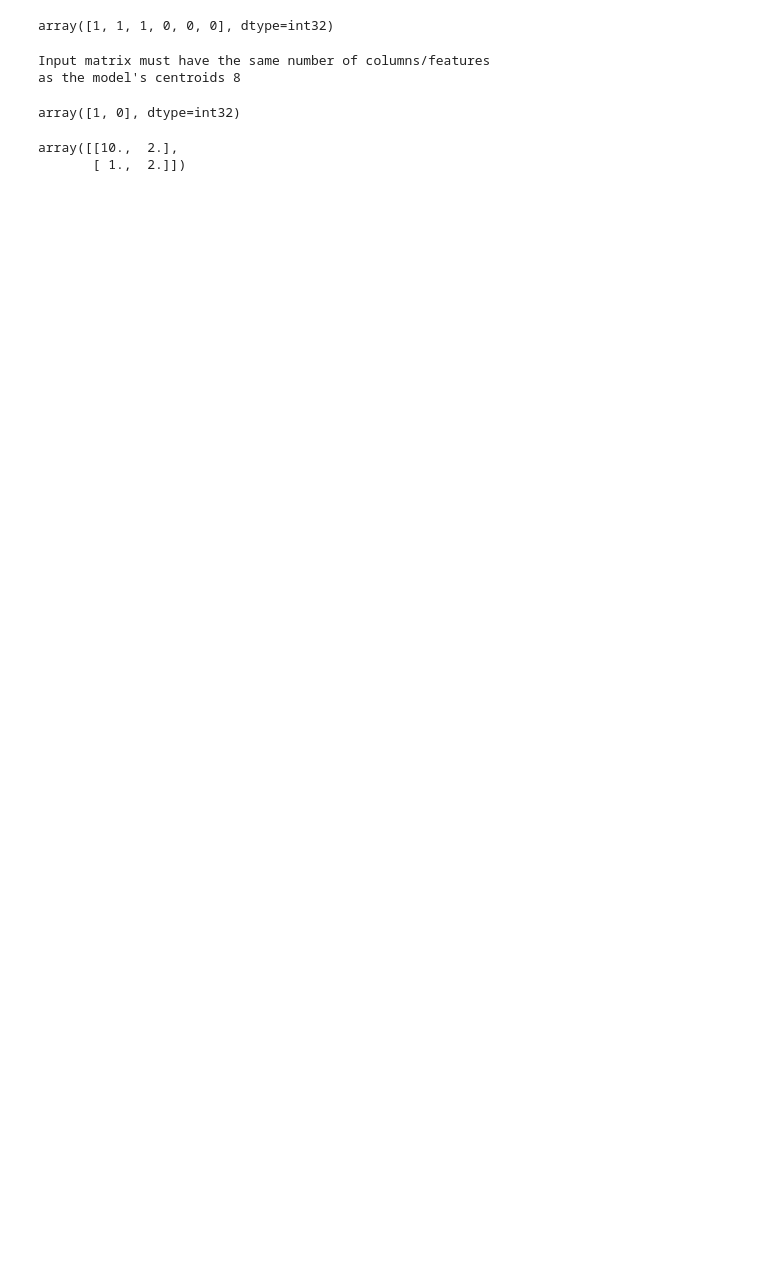
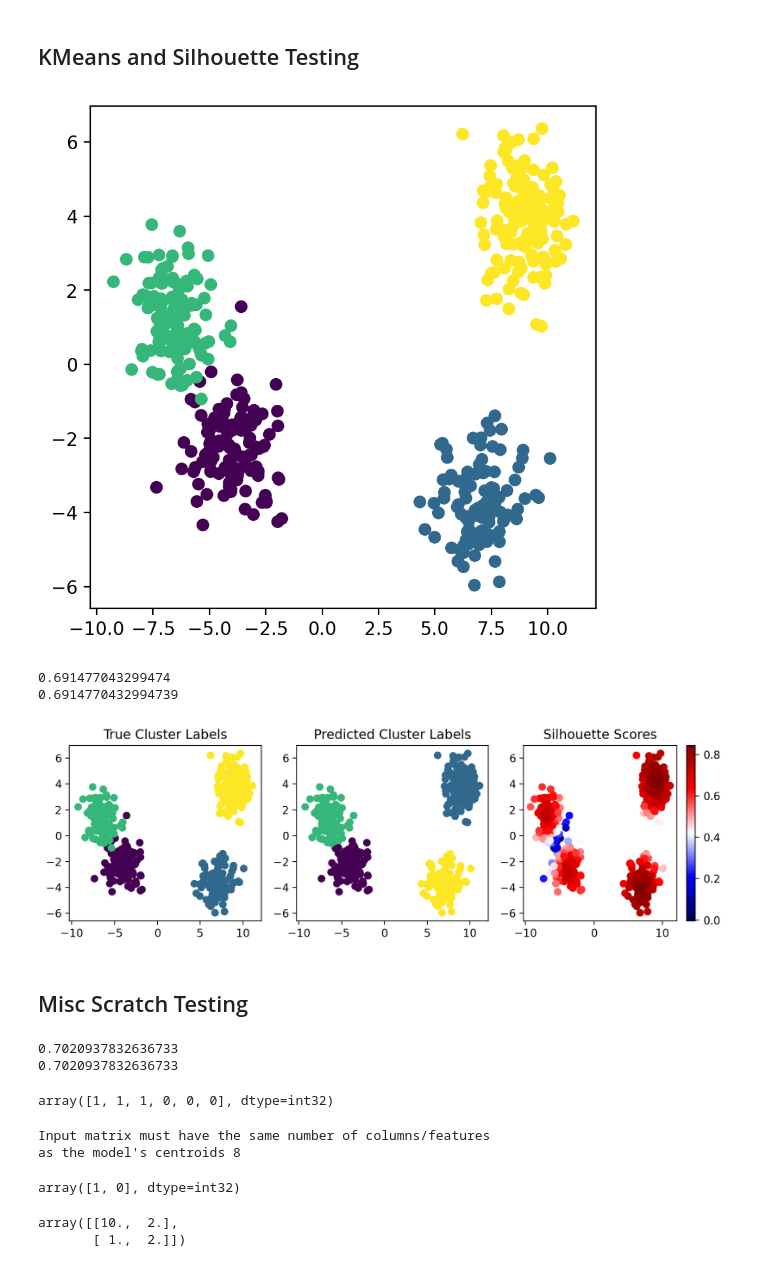
Before and after one commit to blonn25/HW4-Clustering, a Jupyter notebook: scratch.ipynb, the cells around one changed output. Cells and saved outputs as stored; diff of their text form; code cells hidden in the pictures; blank space fills up the shorter version.

Commit message:
implementation of kmeans++. Yay

```diff
--- a/scratch.ipynb
+++ b/scratch.ipynb
@@ -0,0 +1,2 @@
+# %% [markdown]
+## KMeans and Silhouette Testing
@@ -1,2 +11,54 @@
+# %%
+"""
+Cluster Generation
+"""
+
+# here we are making tightly clustered data by lowering the scale param
+t_clusters, t_labels = make_clusters(scale=0.3)
+
+# here we are making loosely clustered data by increasing the scale param
+l_clusters, l_labels = make_clusters(scale=2)
+
+# here we are making many clusters by adjusting the `k` param
+m_clusters, m_labels = make_clusters(k=4)
+
+# here we are directly controlling the dimensionality of our data
+#   1000 observations
+#   200 features
+#   3 clusters)
+d_clusters, d_labels = make_clusters(n=1000, m=200, k=4)
+
+"""
+Cluster Visualization
+"""
+# show the visualization for some clusters and their associated labels
+plot_clusters(m_clusters, m_labels)
+
+# show a multipanel visualization of clusters with true labels, predicted labels, and silhouette scores
+# you will need to calculate these predicted labels with your kmeans implementation and the scores
+# with your silhouette score implementation
+# instantiation of model with some params
+model = kmeans.KMeans(4)
+np.random.seed(1)
+model.fit(m_clusters)
+s_score = silhouette.Silhouette()
+
+# predict the labels on some input data
+pred_labels = model.predict(m_clusters)
+scores = s_score.score(m_clusters, pred_labels)
+
+# print the sklearn and my silhouette scores to compare
+print(silhouette_score(m_clusters, pred_labels))
+print(scores.mean())
+
+# plot the multipanel visualization
+plot_multipanel(m_clusters, m_labels, pred_labels, scores)
+# %% [output]
+[figure, added]
+0.691477043299474
+0.6914770432994739
+[figure, added]
+# %% [markdown]
+## Misc Scratch Testing
 # %%
 from sklearn.cluster import KMeans
@@ -4,5 +68,15 @@ from sklearn.metrics import mean_squared_error
 import numpy as np
 from scipy.spatial.distance import cdist, pdist
+# %%
+X, _ = make_blobs(random_state=42)
+model = kmeans.KMeans(2)
+s_score = silhouette.Silhouette()
+model.fit(X)
+print(silhouette_score(X, model.predict(X)))
+print(s_score.score(X, model.predict(X)).mean())
+# %% [output]
+0.7020937832636733
+0.7020937832636733
 # %%
 X = np.array([[1, 2], [1, 4], [1, 0],
               [10, 2], [10, 4], [10, 0]])
```
Also changed, not shown: parts of 6 cells of this notebook, 2 other files.
